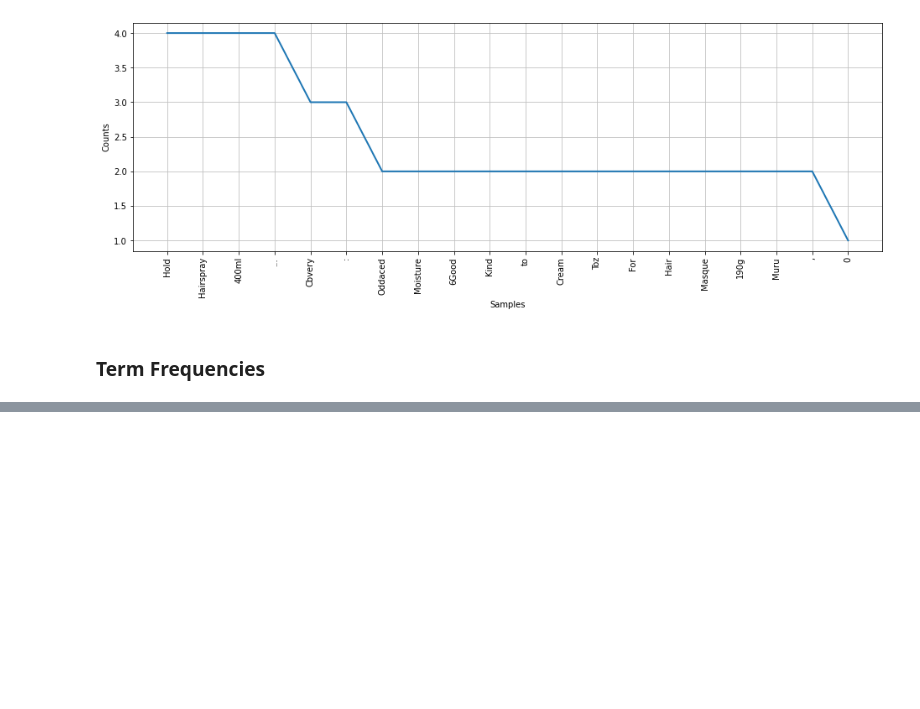
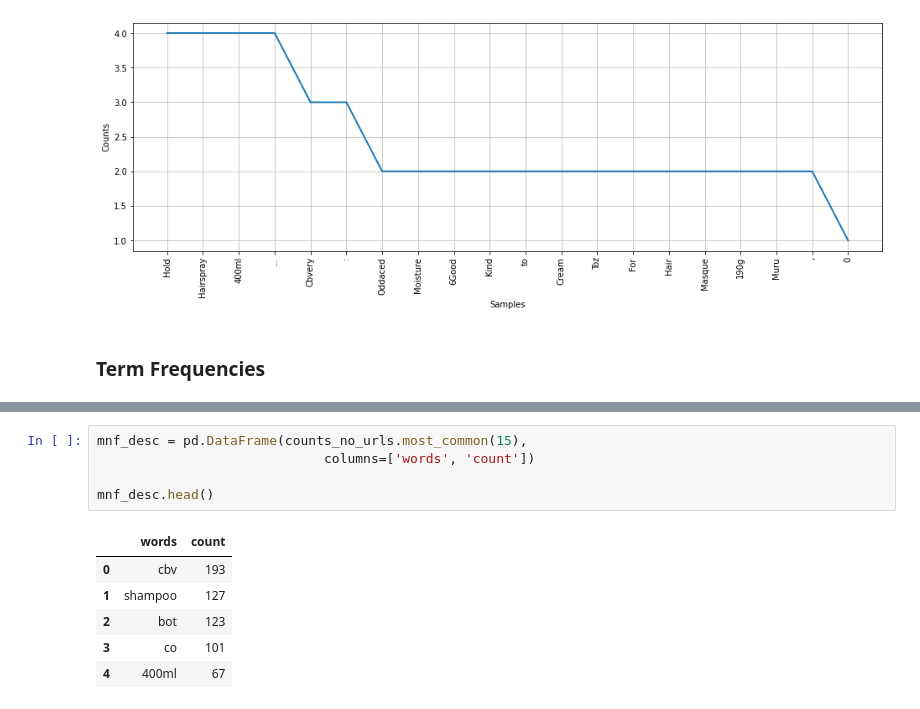
Before and after one commit to buddhadeb33/My-Assignments, a Jupyter notebook: Tredence_Assignment.ipynb, the cells around one changed output, grey strips where cells are left out. Saved outputs shown, nothing was run; the diff lists cells and outputs as text; blank space fills up the shorter version.

```diff
--- a/Tredence_Assignment.ipynb
+++ b/Tredence_Assignment.ipynb
@@ -228,0 +301,12 @@ retail.head()
+# %%
+mnf_desc = pd.DataFrame(counts_no_urls.most_common(15),
+                             columns=['words', 'count'])
+
+mnf_desc.head()
+# %% [output]
+|  | words | count |
+| 0 | cbv | 193 |
+| 1 | shampoo | 127 |
+| 2 | bot | 123 |
+| 3 | co | 101 |
+| 4 | 400ml | 67 |
```
Also changed, not shown: parts of 28 cells of this notebook.
